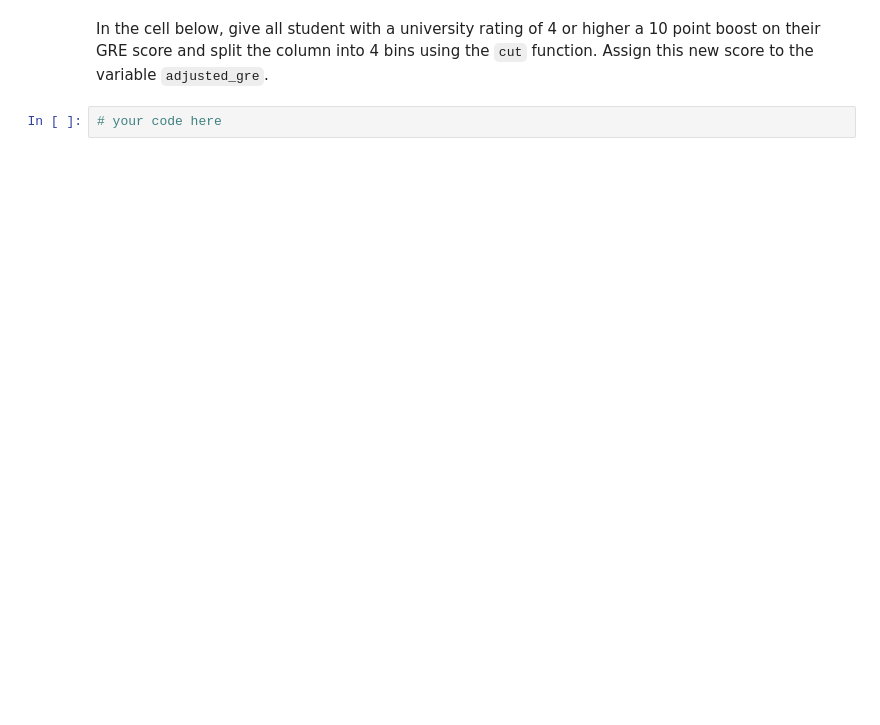
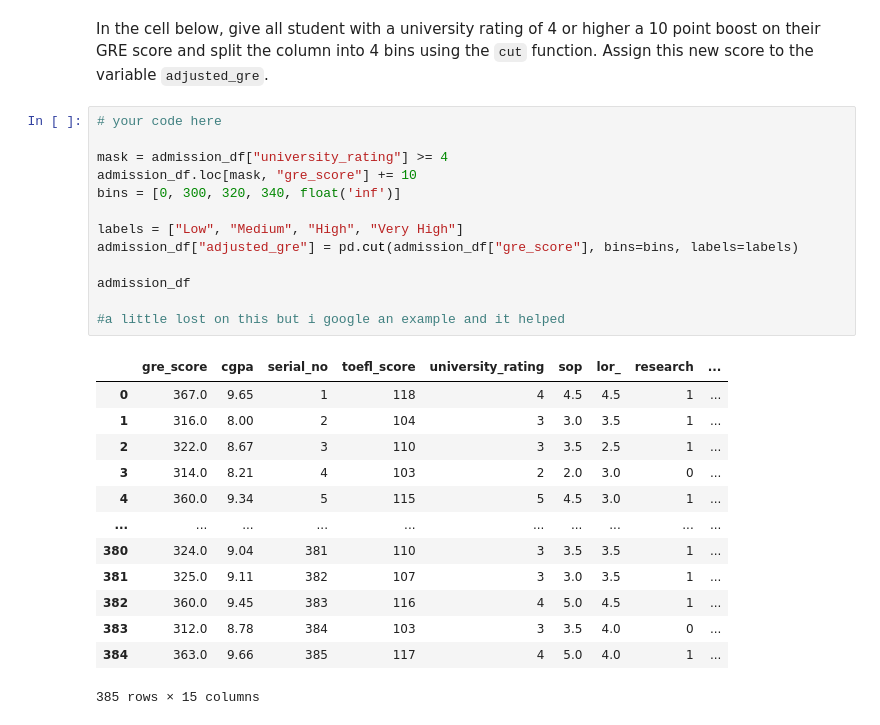
Before and after one commit to zepcerqueira/lab-advanced-pandas, a Jupyter notebook: your-code/main.ipynb, the cells around one changed output. Drawn from its saved outputs; the diff is of its cells as text; blank space fills up the shorter version.

```diff
--- a/your-code/main.ipynb
+++ b/your-code/main.ipynb
@@ -268,4 +418,29 @@ In the cell below, remove all non character symbols from the column names, repla
 # %% [markdown]
 In the cell below, give all student with a university rating of 4 or higher a 10 point boost on their GRE score and split the column into 4 bins using the `cut` function. Assign this new score to the variable `adjusted_gre`.
-# %%
-# your code here
+# %%
+# your code here
+
+mask = admission_df["university_rating"] >= 4
+admission_df.loc[mask, "gre_score"] += 10
+bins = [0, 300, 320, 340, float('inf')]
+
+labels = ["Low", "Medium", "High", "Very High"]
+admission_df["adjusted_gre"] = pd.cut(admission_df["gre_score"], bins=bins, labels=labels)
+
+admission_df
+
+#a little lost on this but i google an example and it helped
+# %% [output]
+|  | gre_score | cgpa | serial_no | toefl_score | university_rating | sop | lor_ | research | ... |
+| 0 | 367.0 | 9.65 | 1 | 118 | 4 | 4.5 | 4.5 | 1 | ... |
+| 1 | 316.0 | 8.00 | 2 | 104 | 3 | 3.0 | 3.5 | 1 | ... |
+| 2 | 322.0 | 8.67 | 3 | 110 | 3 | 3.5 | 2.5 | 1 | ... |
+| 3 | 314.0 | 8.21 | 4 | 103 | 2 | 2.0 | 3.0 | 0 | ... |
+| 4 | 360.0 | 9.34 | 5 | 115 | 5 | 4.5 | 3.0 | 1 | ... |
+| ... | ... | ... | ... | ... | ... | ... | ... | ... | ... |
+| 380 | 324.0 | 9.04 | 381 | 110 | 3 | 3.5 | 3.5 | 1 | ... |
+| 381 | 325.0 | 9.11 | 382 | 107 | 3 | 3.0 | 3.5 | 1 | ... |
+| 382 | 360.0 | 9.45 | 383 | 116 | 4 | 5.0 | 4.5 | 1 | ... |
+| 383 | 312.0 | 8.78 | 384 | 103 | 3 | 3.5 | 4.0 | 0 | ... |
+| 384 | 363.0 | 9.66 | 385 | 117 | 4 | 5.0 | 4.0 | 1 | ... |
+385 rows × 15 columns
```
Also changed, not shown: parts of 23 cells of this notebook.
